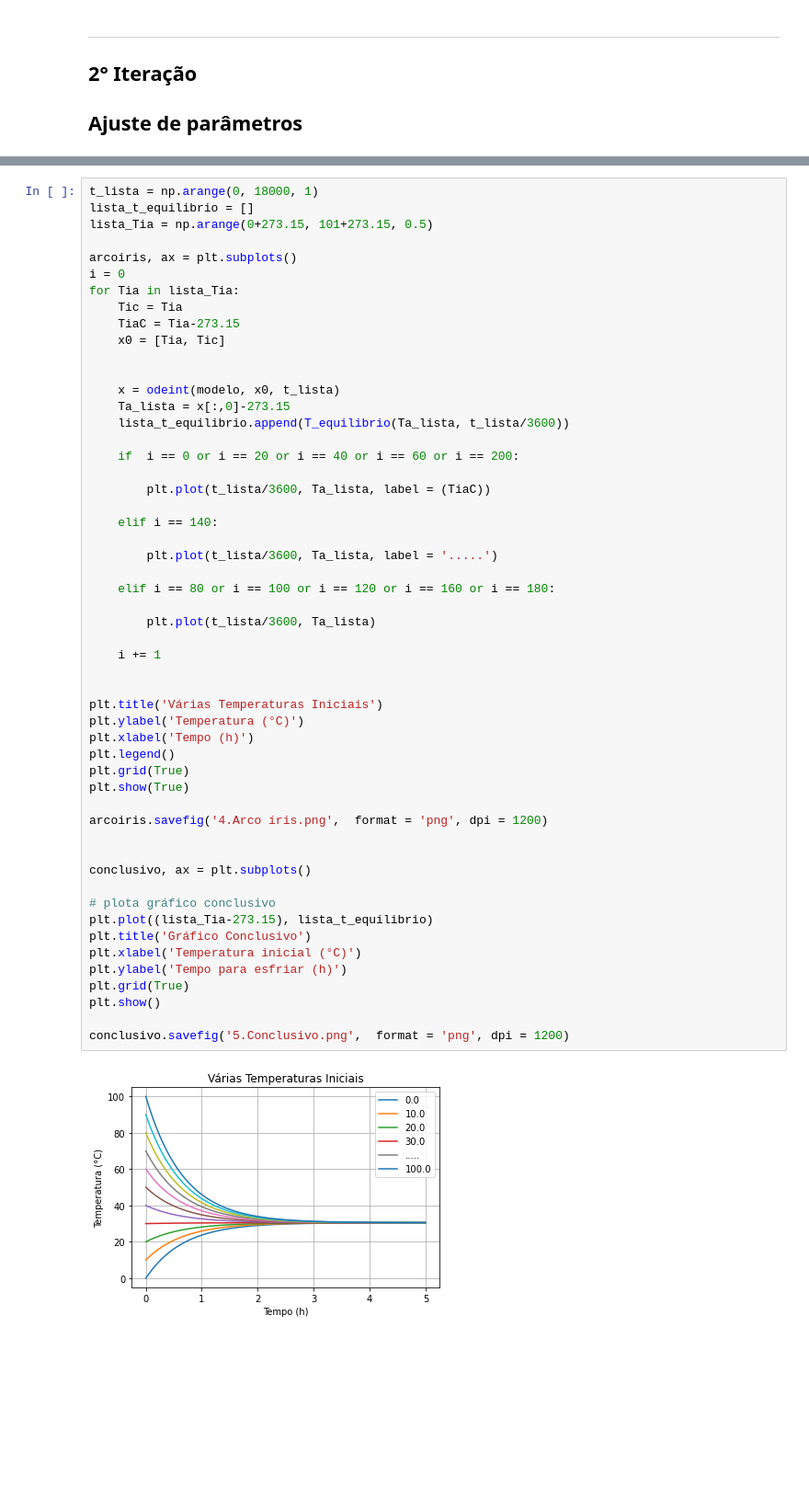
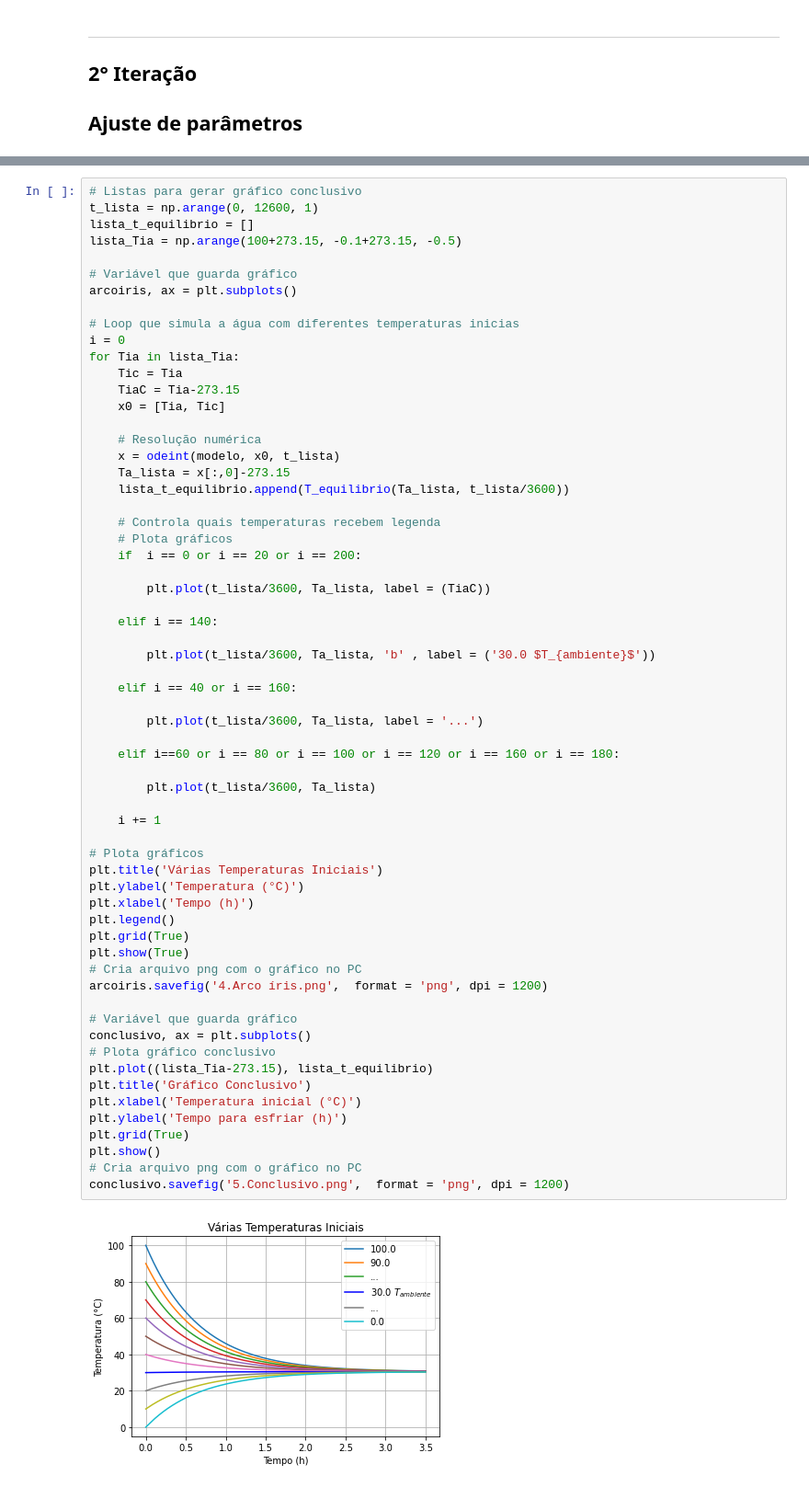
Before and after one commit to pedroivoal/Modsim-P2, a Jupyter notebook: arq3.ipynb, the cells around one changed output, grey strips where cells are left out. Shown at 92% size. Drawn from its saved outputs; the diff is of its cells as text; blank space fills up the shorter version.

```diff
--- a/arq3.ipynb
+++ b/arq3.ipynb
@@ -166,58 +183,67 @@ def T_equilibrio(lista_Ta, lista_t_h):
             i += 1
         return lista_t_h[i]
 # %%
-t_lista = np.arange(0, 18000, 1)
+# Listas para gerar gráfico conclusivo
+t_lista = np.arange(0, 12600, 1)
 lista_t_equilibrio = []
-lista_Tia = np.arange(0+273.15, 101+273.15, 0.5)
+lista_Tia = np.arange(100+273.15, -0.1+273.15, -0.5)
 
+# Variável que guarda gráfico
 arcoiris, ax = plt.subplots()
+
+# Loop que simula a água com diferentes temperaturas inicias
 i = 0
 for Tia in lista_Tia:
     Tic = Tia
     TiaC = Tia-273.15
     x0 = [Tia, Tic]
 
-
+    # Resolução numérica
     x = odeint(modelo, x0, t_lista)
     Ta_lista = x[:,0]-273.15
     lista_t_equilibrio.append(T_equilibrio(Ta_lista, t_lista/3600))
 
-    if  i == 0 or i == 20 or i == 40 or i == 60 or i == 200:
+    # Controla quais temperaturas recebem legenda
+    # Plota gráficos
+    if  i == 0 or i == 20 or i == 200:
 
         plt.plot(t_lista/3600, Ta_lista, label = (TiaC))
 
     elif i == 140:
 
-        plt.plot(t_lista/3600, Ta_lista, label = '.....')
+        plt.plot(t_lista/3600, Ta_lista, 'b' , label = ('30.0 $T_{ambiente}$'))
 
-    elif i == 80 or i == 100 or i == 120 or i == 160 or i == 180:
+    elif i == 40 or i == 160:
+
+        plt.plot(t_lista/3600, Ta_lista, label = '...')
+
+    elif i==60 or i == 80 or i == 100 or i == 120 or i == 160 or i == 180:
 
         plt.plot(t_lista/3600, Ta_lista)
 
     i += 1
 
-
+# Plota gráficos
 plt.title('Várias Temperaturas Iniciais')
 plt.ylabel('Temperatura (°C)')
 plt.xlabel('Tempo (h)')
 plt.legend()
 plt.grid(True)
 plt.show(True)
-
+# Cria arquivo png com o gráfico no PC
 arcoiris.savefig('4.Arco íris.png',  format = 'png', dpi = 1200)
 
-
+# Variável que guarda gráfico
 conclusivo, ax = plt.subplots()
-
-# plota gráfico conclusivo
+# Plota gráfico conclusivo
 plt.plot((lista_Tia-273.15), lista_t_equilibrio)
 plt.title('Gráfico Conclusivo')
 plt.xlabel('Temperatura inicial (°C)')
 plt.ylabel('Tempo para esfriar (h)')
 plt.grid(True)
 plt.show()
-
+# Cria arquivo png com o gráfico no PC
 conclusivo.savefig('5.Conclusivo.png',  format = 'png', dpi = 1200)
 # %% [output]
-[figure, old version]
+[figure, new version]
 [figure]
```
Also changed, not shown: parts of 9 cells of this notebook, 2 other files.
